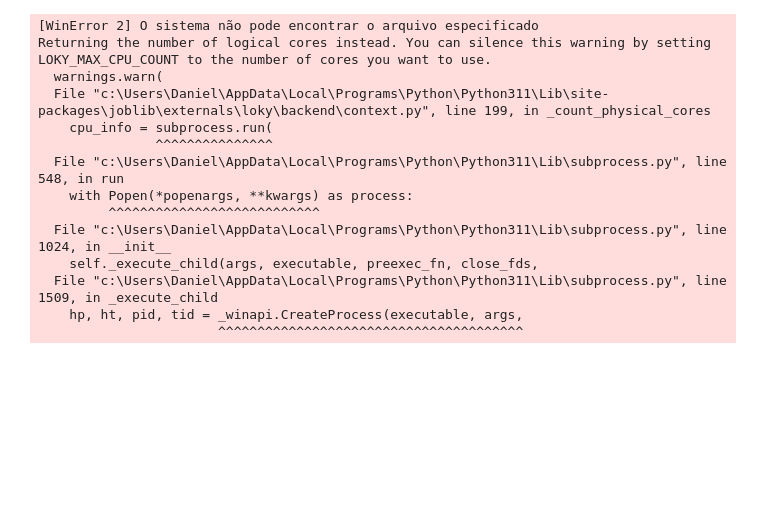
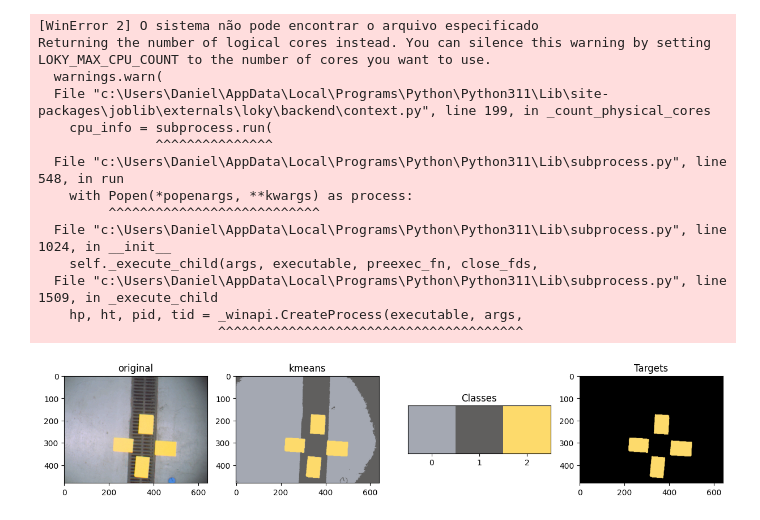
Before and after one commit to danrcarneiro/Estudos-Dirigidos---Vis-o-Computacional, a Jupyter notebook: ED8/ED8.ipynb, the cells around one changed output. Cells and saved outputs as stored; diff of their text form; code cells hidden in the pictures; blank space fills up the shorter version.

```diff
--- a/ED8/ED8.ipynb
+++ b/ED8/ED8.ipynb
@@ -42,0 +40,26 @@ labels = kmeans.labels_
+# %%
+centers = kmeans.cluster_centers_
+labels = kmeans.labels_
+center2 = targets.copy()
+for i in range(len(targets)):
+    targets[i] = centers[labels[i]]
+    center2[i] = 0 if labels[i] != 2 else centers[labels[i]]
+
+targets = targets.reshape(img.shape)
+center2 = center2.reshape(img.shape)
+# %%
+fig, axs = plt.subplots(1, 4, figsize=(15, 5))
+axs[0].imshow(img)
+axs[0].set_title("original")
+axs[1].imshow(targets)
+axs[1].set_title("kmeans")
+axs[2].imshow(centers.reshape(1, 3, 3) / 255)
+axs[2].set_xticks([0,1,2])
+axs[2].set_yticks([])
+axs[2].set_title("Classes")
+axs[3].imshow(center2)
+axs[3].set_title("Targets")
+plt.grid(False)
+fig.savefig("yellowtargets_kmeans.png", pad_inches=0, facecolor="white")
+# %% [output]
+[figure, added]
```
Also changed, not shown: parts of 2 cells of this notebook, 8 other files.
